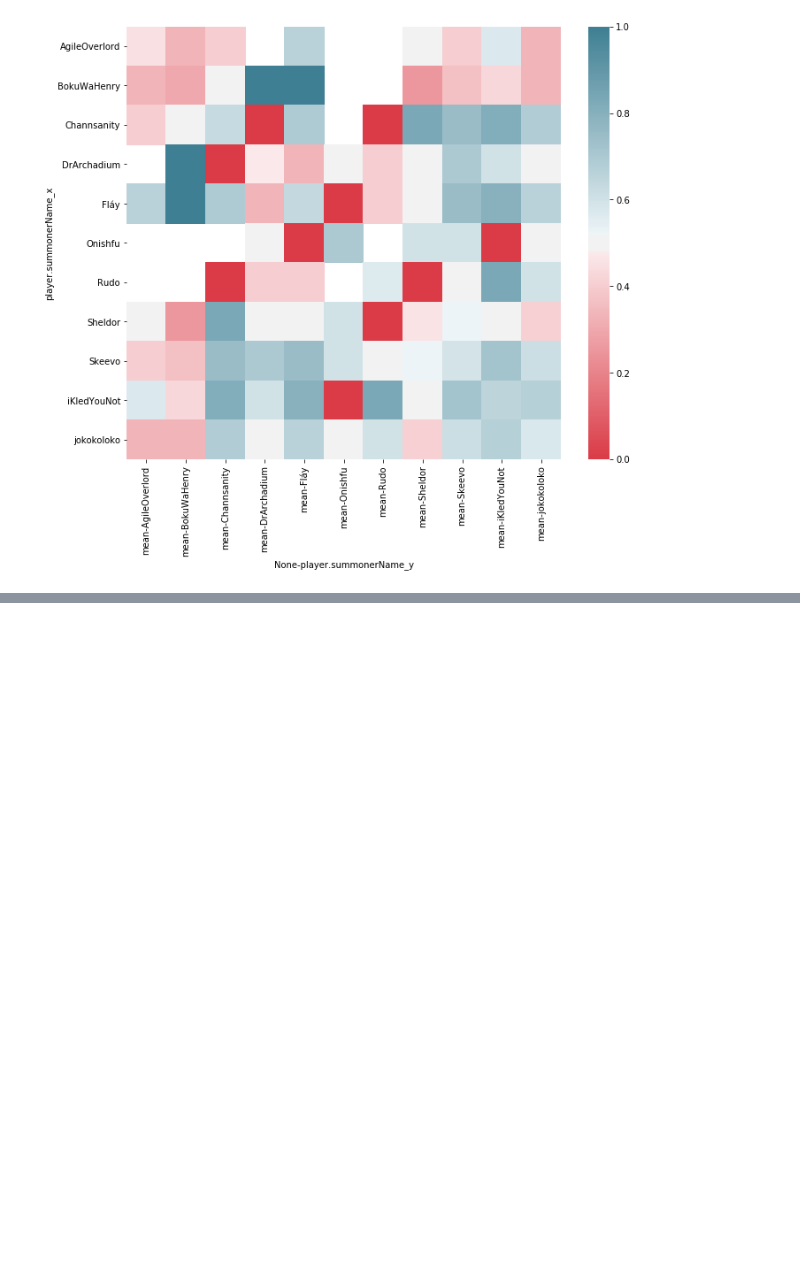
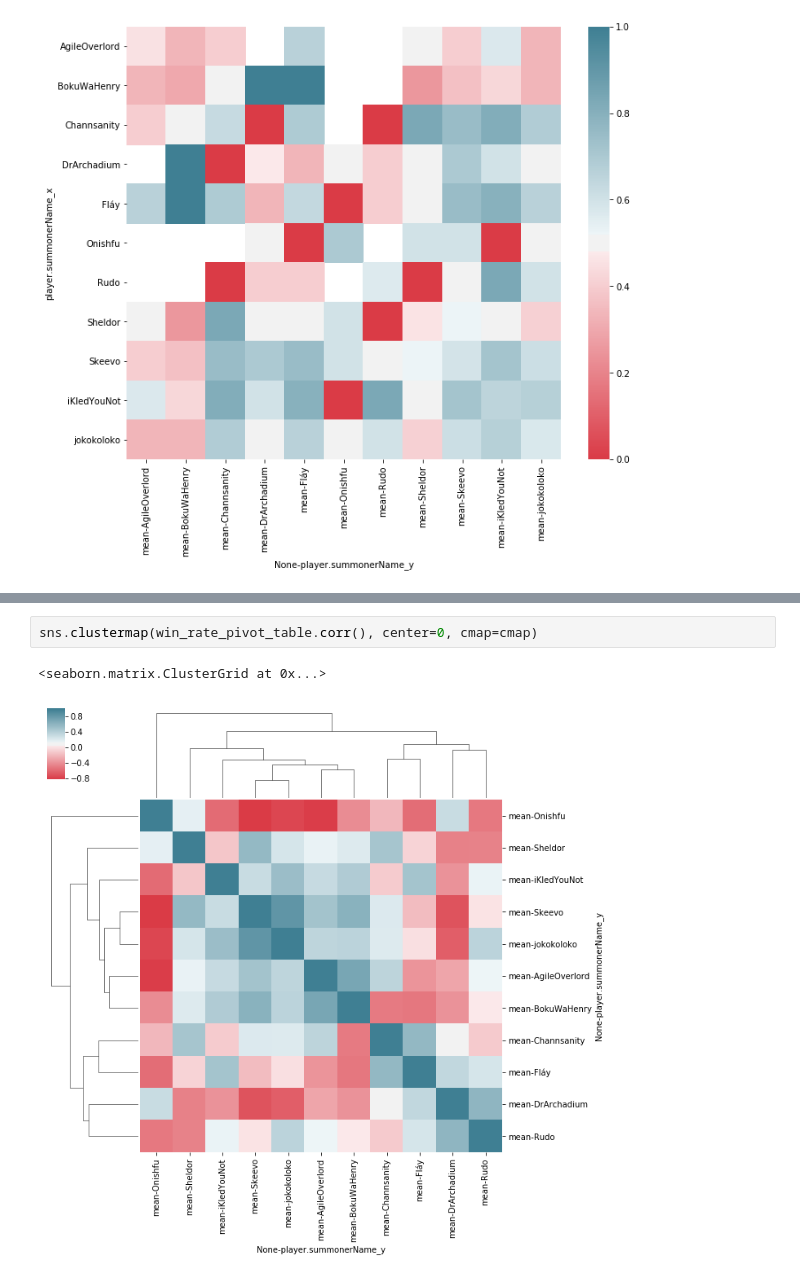
Before and after one commit to itozapata/league-notebooks, a Jupyter notebook: Win Rate Heatmap.ipynb, the cells around one changed output, grey strips where cells are left out. Saved outputs shown, nothing was run; the diff lists cells and outputs as text; blank space fills up the shorter version.

Commit message:
winrate heatmap

```diff
--- a/Win Rate Heatmap.ipynb
+++ b/Win Rate Heatmap.ipynb
@@ -194,0 +214,5 @@ sns.heatmap(win_rate_pivot_table, cmap=cmap)
+# %%
+sns.clustermap(win_rate_pivot_table.corr(), center=0, cmap=cmap)
+# %% [output]
+<seaborn.matrix.ClusterGrid at 0x...>
+[figure, added]
```
Also changed, not shown: parts of 10 cells of this notebook, 1 other file.
